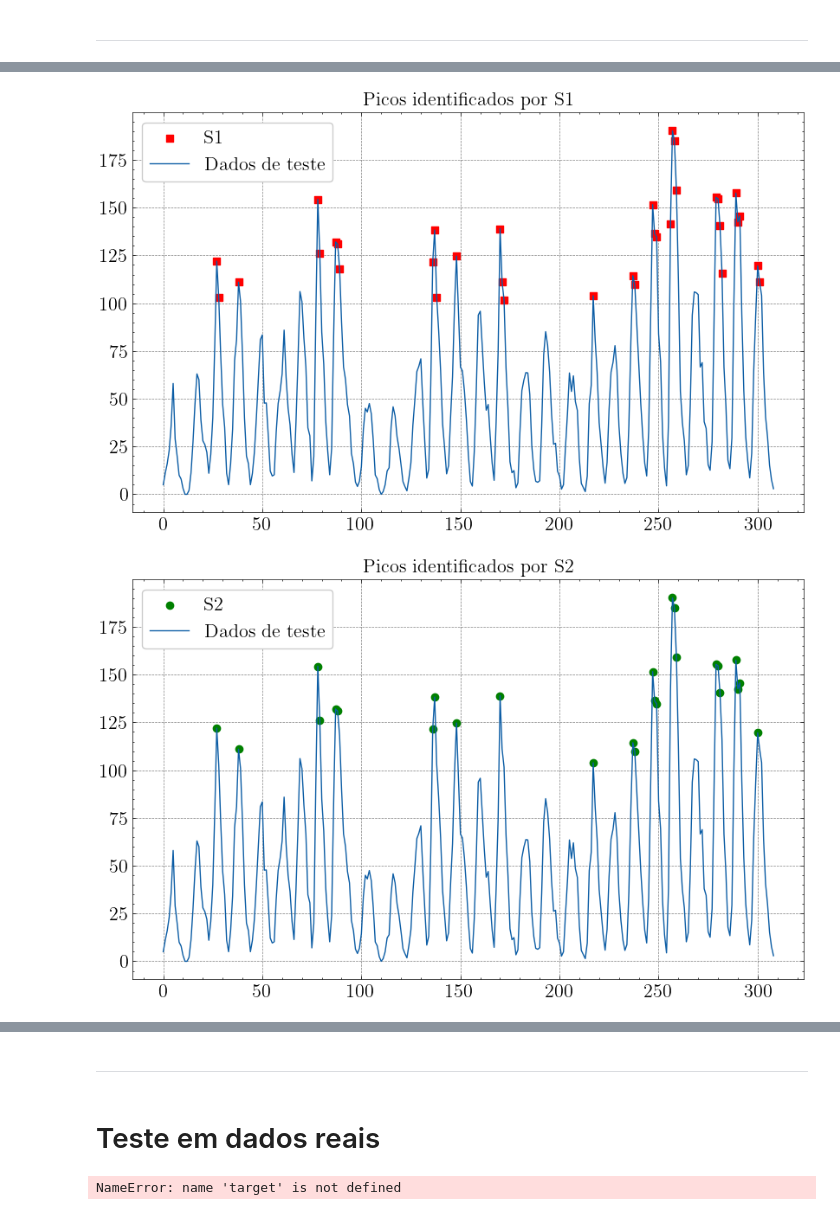
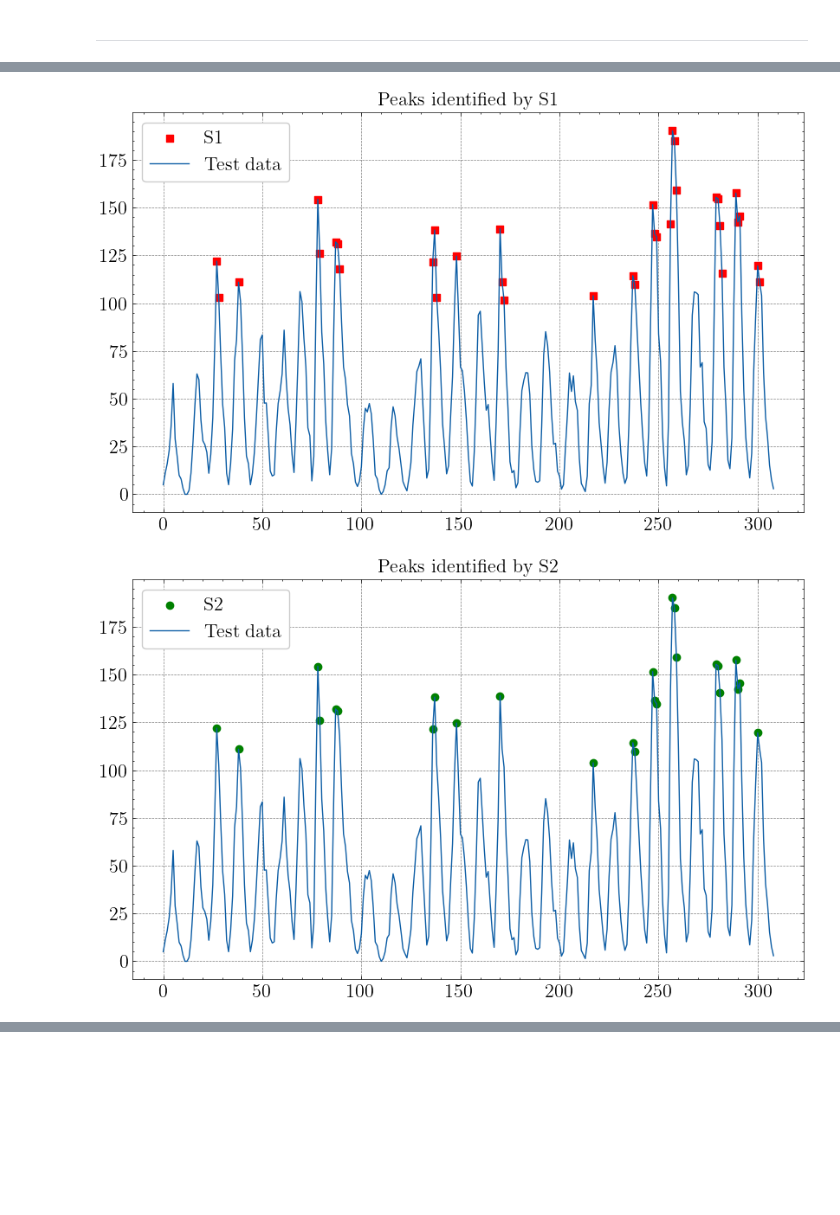
Before and after one commit to yanvgf/peak-detection, a Jupyter notebook: peak-detection.ipynb, the cells around one changed output, grey strips where cells are left out. Drawn from its saved outputs; the diff is of its cells as text; code cells hidden in the pictures; blank space fills up the shorter version.

```diff
--- a/peak-detection.ipynb
+++ b/peak-detection.ipynb
@@ -264,37 +27,37 @@ def s5_metric(data, k, method='parametric', n_std=3):
 # %%
-sunspots = pd.read_csv('arquivos/sunspots.csv', index_col=0)
+sunspots = pd.read_csv('files/sunspots.csv', index_col=0)
 # %%
-# Calcula as métricas de spikiness para o conjunto de dados
+# Calculate the spikiness metrics for the sunspots dataset
 #
-# Parâmetros utilizados no artigo
+# Parameters used in the paper
 k_sunspots = 5
 h_sunspots = 1.5
 bandwidth_sunspots = 5
 #
-s1_sunspots = s1_metric(sunspots, k_sunspots)
-s2_sunspots = s2_metric(sunspots, k_sunspots)
-s3_sunspots = s3_metric(sunspots, k_sunspots)
-s4_sunspots = s4_metric(sunspots, k_sunspots, bandwidth=bandwidth_sunspots, kde_kernel='gaussian')
-s5_sunspots_is_outlier, _ = s5_metric(sunspots, k_sunspots, method='parametric', n_std=h_sunspots)
+s1_sunspots = utils.s1_metric(sunspots, k_sunspots)
+s2_sunspots = utils.s2_metric(sunspots, k_sunspots)
+s3_sunspots = utils.s3_metric(sunspots, k_sunspots)
+s4_sunspots = utils.s4_metric(sunspots, k_sunspots, bandwidth=bandwidth_sunspots, kde_kernel='gaussian')
+s5_sunspots_is_outlier, _ = utils.s5_metric(sunspots, k_sunspots, method='parametric', n_std=h_sunspots)
 # %%
-# Calcula média e desvio padrão de S1
+# Get S1 mean and standard deviation
 s1_sunspots_mean = np.mean(s1_sunspots, axis=0)
 s1_sunspots_std = np.std(s1_sunspots)
 #
-# Calcula média e desvio padrão de S2
+# Get S2 mean and standard deviation
 s2_sunspots_mean = np.mean(s2_sunspots, axis=0)
 s2_sunspots_std = np.std(s2_sunspots)
 #
-# Calcula média e desvio padrão de S3
+# Get S3 mean and standard deviation
 s3_sunspots_mean = np.mean(s3_sunspots, axis=0)
 s3_sunspots_std = np.std(s3_sunspots)
 #
-# Calcula média e desvio padrão de S4
+# Get S4 mean and standard deviation
 s4_sunspots_mean = np.mean(s4_sunspots, axis=0)
 s4_sunspots_std = np.std(s4_sunspots)
 
 
-# Obtém índices dos picos (3 desvios padrão acima da média)
+# Get peak indexes for each metric (h standard deviations above the mean)
 #
 # S1
 s1_is_peak = np.where(s1_sunspots > s1_sunspots_mean + h_sunspots*s1_sunspots_std, True, False)
@@ -312,55 +75,55 @@ s3_peak_indexes = [i for (i, value) in enumerate(s3_is_peak) if value]
 s4_is_peak = np.where(s4_sunspots > s4_sunspots_mean + h_sunspots*s4_sunspots_std, True, False)
 s4_peak_indexes = [i for (i, value) in enumerate(s4_is_peak) if value]
 #
-# S5 (não faz verificação da distância em relação à média, pois já é feito na definição da métrica)
+# S5 (doesn't verify if the peaks are above the mean, because it's already done in the metric)
 s5_peak_indexes = [i for (i, value) in enumerate(s5_sunspots_is_outlier.values.flatten()) if value]
 
-# Marcar no gráfico os picos identificados por cada métrica
+# Mark the peaks in the time series for each metric
 #
 # S1
 plt.scatter(s1_peak_indexes, sunspots.values[s1_peak_indexes], marker='s', color='r', label='S1')
 #
-# Plotar gráfico com os picos identificados
-plt.plot(sunspots.values, label='Dados de teste')
-plt.title(f'Picos identificados por S1')
+# Plot the time series with the peaks identified
+plt.plot(sunspots.values, label='Test data')
+plt.title(f'Peaks identified by S1')
 plt.legend(frameon=True)
 plt.show()
 #
 # S2
 plt.scatter(s2_peak_indexes, sunspots.values[s2_peak_indexes], marker='o', color='g', label='S2')
 #
-# Plotar gráfico com os picos identificados
-plt.plot(sunspots.values, label='Dados de teste')
-plt.title(f'Picos identificados por S2')
+# Plot the time series with the peaks identified
+plt.plot(sunspots.values, label='Test data')
+plt.title(f'Peaks identified by S2')
 plt.legend(frameon=True)
 plt.show()
 #
 # S3
 plt.scatter(s3_peak_indexes, sunspots.values[s3_peak_indexes], marker='^', color='b', label='S3')
 #
-# Plotar gráfico com os picos identificados
-plt.plot(sunspots.values, label='Dados de teste')
-plt.title(f'Picos identificados por S3')
+# Plot the time series with the peaks identified
+plt.plot(sunspots.values, label='Test data')
+plt.title(f'Peaks identified by S3')
 plt.legend(frameon=True)
 plt.show()
 #
 # S4
 plt.scatter(s4_peak_indexes, sunspots.values[s4_peak_indexes], marker='v', color='y', label='S4')
 #
-# Plotar gráfico com os picos identificados
-plt.plot(sunspots.values, label='Dados de teste')
-plt.title(f'Picos identificados por S4')
+# Plot the time series with the peaks identified
+plt.plot(sunspots.values, label='Test data')
+plt.title(f'Peaks identified by S4')
 plt.legend(frameon=True)
 plt.show()
 #
 # S5
 plt.scatter(s5_peak_indexes, sunspots.values[s5_peak_indexes], marker='*', color='m', label='S5')
 #
-# Plotar gráfico com os picos identificados
-plt.plot(sunspots.values, label='Dados de teste')
-plt.title(f'Picos identificados por S5')
+# Plot the time series with the peaks identified
+plt.plot(sunspots.values, label='Test data')
+plt.title(f'Peaks identified by S5')
 plt.legend(frameon=True)
 plt.show()
 # %% [output]
-[figure, old version]
+[figure, new version]
-[figure, old version]
+[figure, new version]
@@ -370,13 +132,0 @@ plt.show()
-# %% [markdown]
----
-# %% [markdown]
-# Teste em dados reais
-# %%
-# Dados de treino
-train_RD = pd.read_csv(f'/home/yanvgf/Projetos/litc/ihm/novelty-detection/arquivos/RD_train_{target}.csv')
-
-# Dados de teste
-test_RD = pd.read_csv(f'/home/yanvgf/Projetos/litc/ihm/novelty-detection/arquivos/RD_test_{target}.csv')
-target_test = pd.DataFrame(test_RD[target])
-# %% [output]
-NameError: name 'target' is not defined
```
Also changed, not shown: parts of 23 cells of this notebook, 9 other files.
